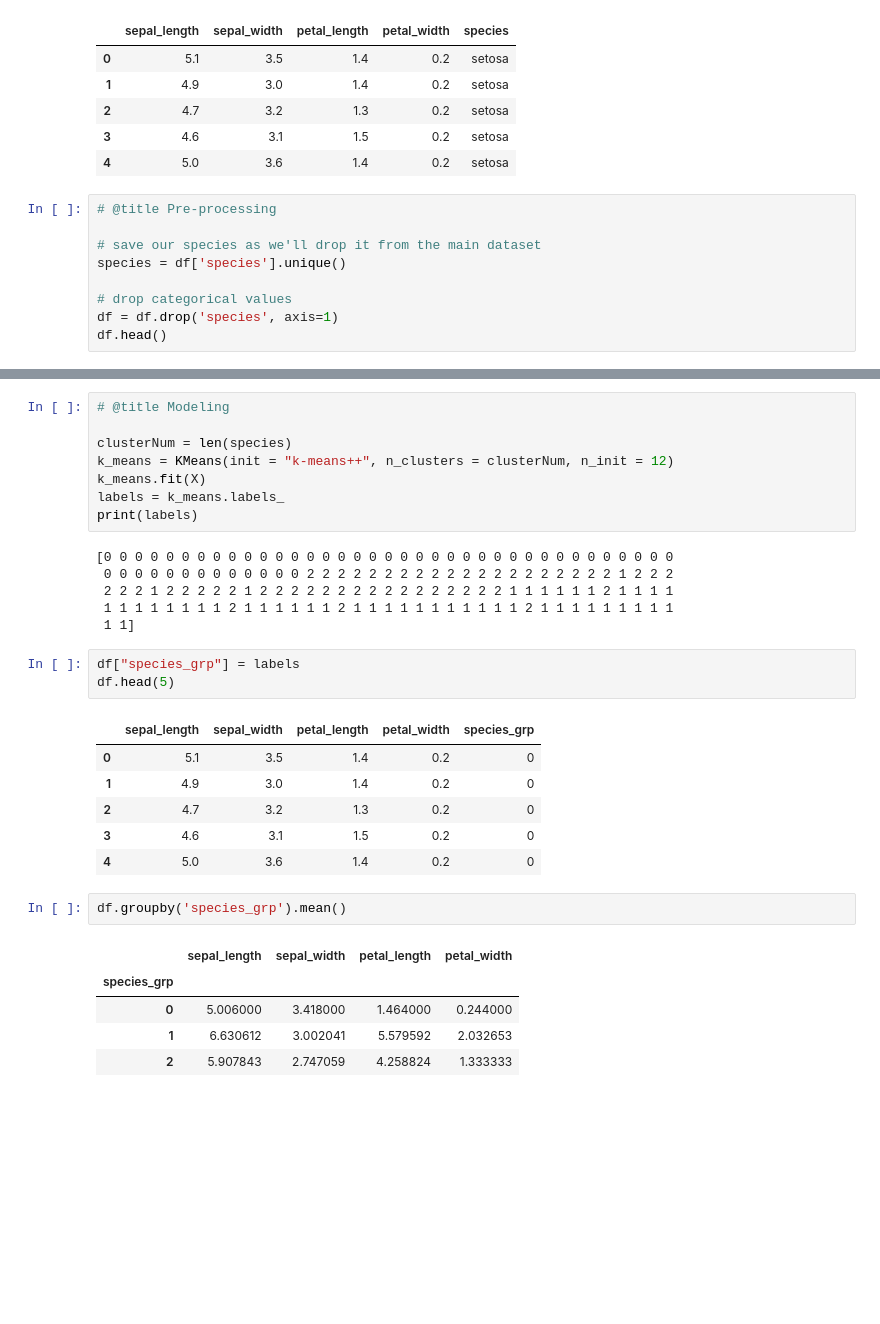
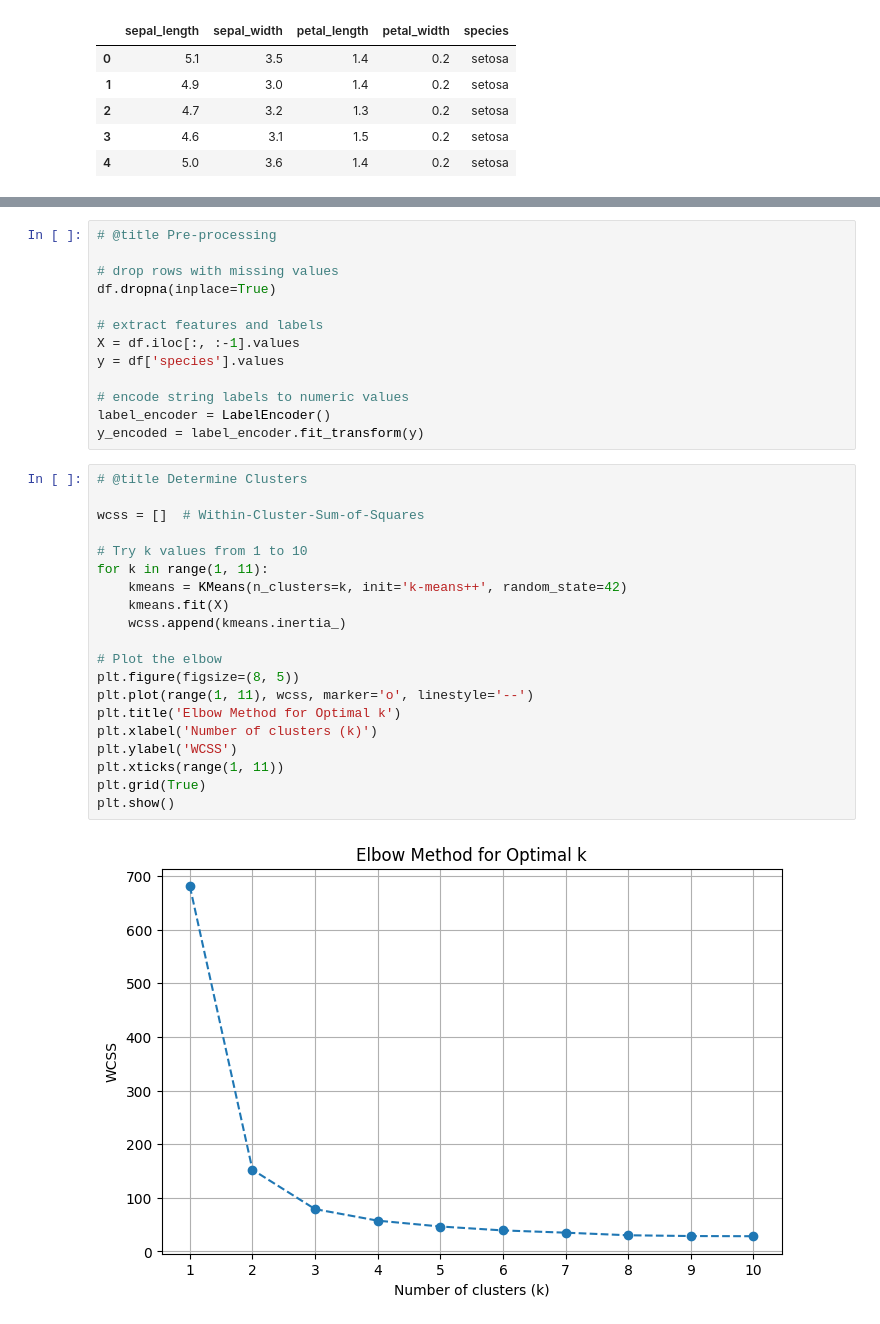
Before and after one commit to jaco-uoeo/ml-artefact, a Jupyter notebook: Unit06/k-means-iris.ipynb, the cells around one changed output, grey strips where cells are left out. Cells and saved outputs as stored; diff of their text form; blank space fills up the shorter version.

```diff
--- a/Unit06/k-means-iris.ipynb
+++ b/Unit06/k-means-iris.ipynb
@@ -21,12 +24,3 @@ df.head()
 | 2 | 4.7 | 3.2 | 1.3 | 0.2 | setosa |
 | 3 | 4.6 | 3.1 | 1.5 | 0.2 | setosa |
 | 4 | 5.0 | 3.6 | 1.4 | 0.2 | setosa |
-# %%
-# @title Pre-processing
-
-# save our species as we'll drop it from the main dataset
-species = df['species'].unique()
-
-# drop categorical values
-df = df.drop('species', axis=1)
-df.head()
@@ -63,32 +27,35 @@ array([[ 1.03205722e+00, -1.34127240e+00, -1.31297673e+00],
-# %%
-# @title Modeling
-
-clusterNum = len(species)
-k_means = KMeans(init = "k-means++", n_clusters = clusterNum, n_init = 12)
-k_means.fit(X)
-labels = k_means.labels_
-print(labels)
-# %% [output]
-[0 0 0 0 0 0 0 0 0 0 0 0 0 0 0 0 0 0 0 0 0 0 0 0 0 0 0 0 0 0 0 0 0 0 0 0 0
- 0 0 0 0 0 0 0 0 0 0 0 0 0 2 2 2 2 2 2 2 2 2 2 2 2 2 2 2 2 2 2 2 2 1 2 2 2
- 2 2 2 1 2 2 2 2 2 1 2 2 2 2 2 2 2 2 2 2 2 2 2 2 2 2 1 1 1 1 1 1 2 1 1 1 1
- 1 1 1 1 1 1 1 1 2 1 1 1 1 1 1 2 1 1 1 1 1 1 1 1 1 1 1 2 1 1 1 1 1 1 1 1 1
- 1 1]
-# %%
-df["species_grp"] = labels
-df.head(5)
-# %% [output]
-|  | sepal_length | sepal_width | petal_length | petal_width | species_grp |
-| 0 | 5.1 | 3.5 | 1.4 | 0.2 | 0 |
-| 1 | 4.9 | 3.0 | 1.4 | 0.2 | 0 |
-| 2 | 4.7 | 3.2 | 1.3 | 0.2 | 0 |
-| 3 | 4.6 | 3.1 | 1.5 | 0.2 | 0 |
-| 4 | 5.0 | 3.6 | 1.4 | 0.2 | 0 |
-# %%
-df.groupby('species_grp').mean()
-# %% [output]
-|  | sepal_length | sepal_width | petal_length | petal_width |
-| species_grp |  |  |  |  |
-| 0 | 5.006000 | 3.418000 | 1.464000 | 0.244000 |
-| 1 | 6.630612 | 3.002041 | 5.579592 | 2.032653 |
-| 2 | 5.907843 | 2.747059 | 4.258824 | 1.333333 |
+# %%
+# @title Pre-processing
+
+# drop rows with missing values
+df.dropna(inplace=True)
+
+# extract features and labels
+X = df.iloc[:, :-1].values
+y = df['species'].values
+
+# encode string labels to numeric values
+label_encoder = LabelEncoder()
+y_encoded = label_encoder.fit_transform(y)
+# %%
+# @title Determine Clusters
+
+wcss = []  # Within-Cluster-Sum-of-Squares
+
+# Try k values from 1 to 10
+for k in range(1, 11):
+    kmeans = KMeans(n_clusters=k, init='k-means++', random_state=42)
+    kmeans.fit(X)
+    wcss.append(kmeans.inertia_)
+
+# Plot the elbow
+plt.figure(figsize=(8, 5))
+plt.plot(range(1, 11), wcss, marker='o', linestyle='--')
+plt.title('Elbow Method for Optimal k')
+plt.xlabel('Number of clusters (k)')
+plt.ylabel('WCSS')
+plt.xticks(range(1, 11))
+plt.grid(True)
+plt.show()
+# %% [output]
+[figure, added]
```
Also changed, not shown: parts of 7 cells of this notebook.
